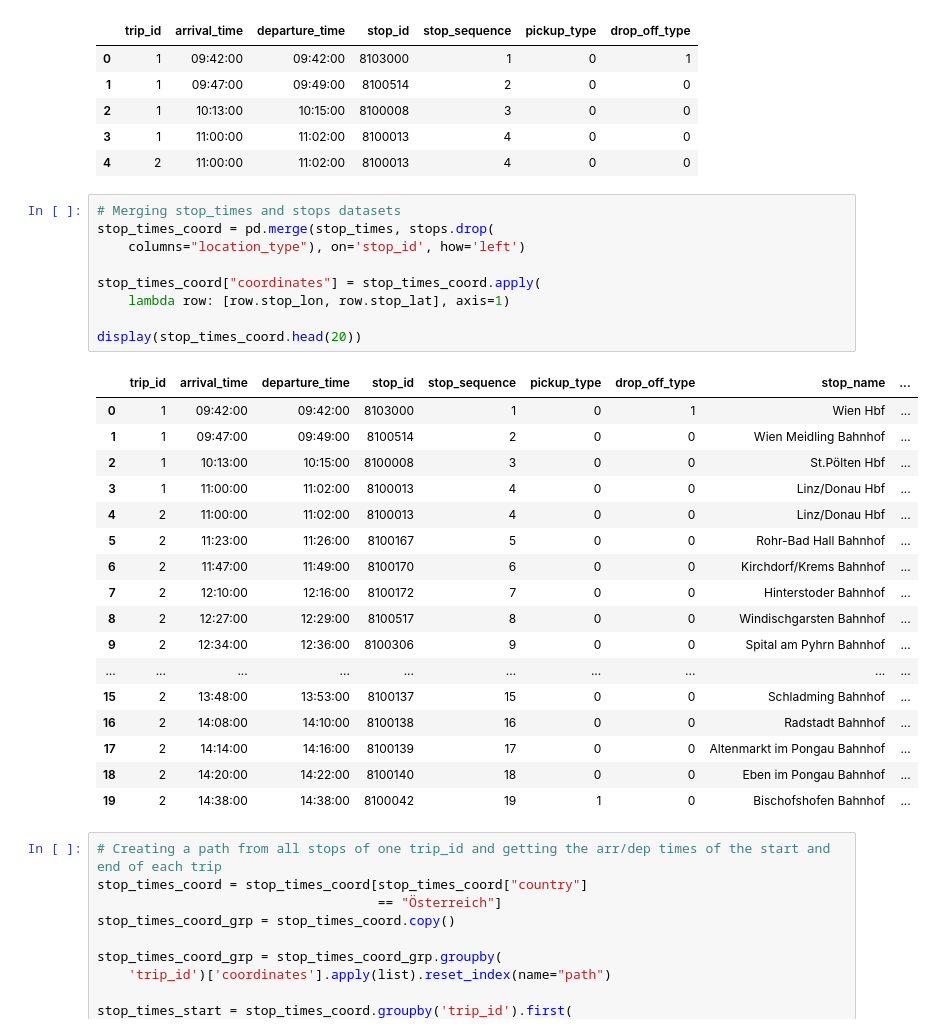
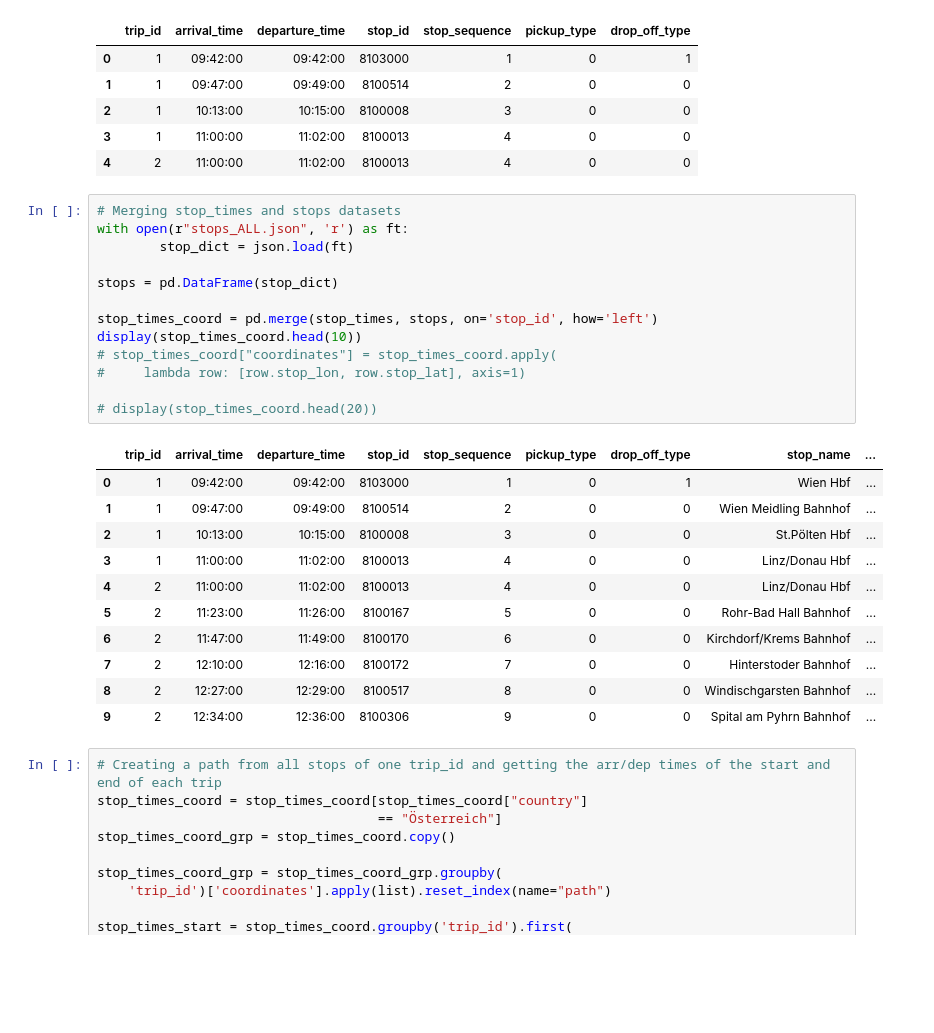
Before and after one commit to elena-smeu/train-data-exploration, a Jupyter notebook: data-preparation/DataPrep.ipynb, the cells around one changed output. Cells and saved outputs as stored; diff of their text form; blank space fills up the shorter version.

Commit message:
Added some stuff for the data output in the different format

```diff
--- a/data-preparation/DataPrep.ipynb
+++ b/data-preparation/DataPrep.ipynb
@@ -138,31 +139,29 @@ stop_times.head()
 | 4 | 2 | 11:00:00 | 11:02:00 | 8100013 | 4 | 0 | 0 |
 # %%
 # Merging stop_times and stops datasets
-stop_times_coord = pd.merge(stop_times, stops.drop(
-    columns="location_type"), on='stop_id', how='left')
+with open(r"stops_ALL.json", 'r') as ft:
+        stop_dict = json.load(ft)
 
-stop_times_coord["coordinates"] = stop_times_coord.apply(
-    lambda row: [row.stop_lon, row.stop_lat], axis=1)
+stops = pd.DataFrame(stop_dict)
 
-display(stop_times_coord.head(20))
+stop_times_coord = pd.merge(stop_times, stops, on='stop_id', how='left')
+display(stop_times_coord.head(10))
+# stop_times_coord["coordinates"] = stop_times_coord.apply(
+#     lambda row: [row.stop_lon, row.stop_lat], axis=1)
+
+# display(stop_times_coord.head(20))
 # %% [output]
 |  | trip_id | arrival_time | departure_time | stop_id | stop_sequence | pickup_type | drop_off_type | stop_name | ... |
 | 0 | 1 | 09:42:00 | 09:42:00 | 8103000 | 1 | 0 | 1 | Wien Hbf | ... |
 | 1 | 1 | 09:47:00 | 09:49:00 | 8100514 | 2 | 0 | 0 | Wien Meidling Bahnhof | ... |
 | 2 | 1 | 10:13:00 | 10:15:00 | 8100008 | 3 | 0 | 0 | St.Pölten Hbf | ... |
 | 3 | 1 | 11:00:00 | 11:02:00 | 8100013 | 4 | 0 | 0 | Linz/Donau Hbf | ... |
 | 4 | 2 | 11:00:00 | 11:02:00 | 8100013 | 4 | 0 | 0 | Linz/Donau Hbf | ... |
 | 5 | 2 | 11:23:00 | 11:26:00 | 8100167 | 5 | 0 | 0 | Rohr-Bad Hall Bahnhof | ... |
 | 6 | 2 | 11:47:00 | 11:49:00 | 8100170 | 6 | 0 | 0 | Kirchdorf/Krems Bahnhof | ... |
 | 7 | 2 | 12:10:00 | 12:16:00 | 8100172 | 7 | 0 | 0 | Hinterstoder Bahnhof | ... |
 | 8 | 2 | 12:27:00 | 12:29:00 | 8100517 | 8 | 0 | 0 | Windischgarsten Bahnhof | ... |
 | 9 | 2 | 12:34:00 | 12:36:00 | 8100306 | 9 | 0 | 0 | Spital am Pyhrn Bahnhof | ... |
-| ... | ... | ... | ... | ... | ... | ... | ... | ... | ... |
-| 15 | 2 | 13:48:00 | 13:53:00 | 8100137 | 15 | 0 | 0 | Schladming Bahnhof | ... |
-| 16 | 2 | 14:08:00 | 14:10:00 | 8100138 | 16 | 0 | 0 | Radstadt Bahnhof | ... |
-| 17 | 2 | 14:14:00 | 14:16:00 | 8100139 | 17 | 0 | 0 | Altenmarkt im Pongau Bahnhof | ... |
-| 18 | 2 | 14:20:00 | 14:22:00 | 8100140 | 18 | 0 | 0 | Eben im Pongau Bahnhof | ... |
-| 19 | 2 | 14:38:00 | 14:38:00 | 8100042 | 19 | 1 | 0 | Bischofshofen Bahnhof | ... |
 # %%
 # Creating a path from all stops of one trip_id and getting the arr/dep times of the start and end of each trip
 stop_times_coord = stop_times_coord[stop_times_coord["country"]
```
Also changed, not shown: parts of 4 cells of this notebook, 1 other file.
